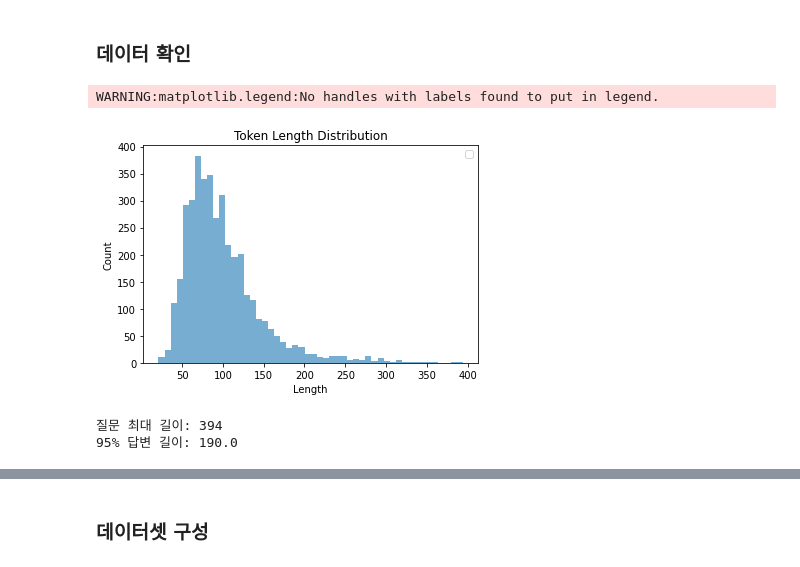
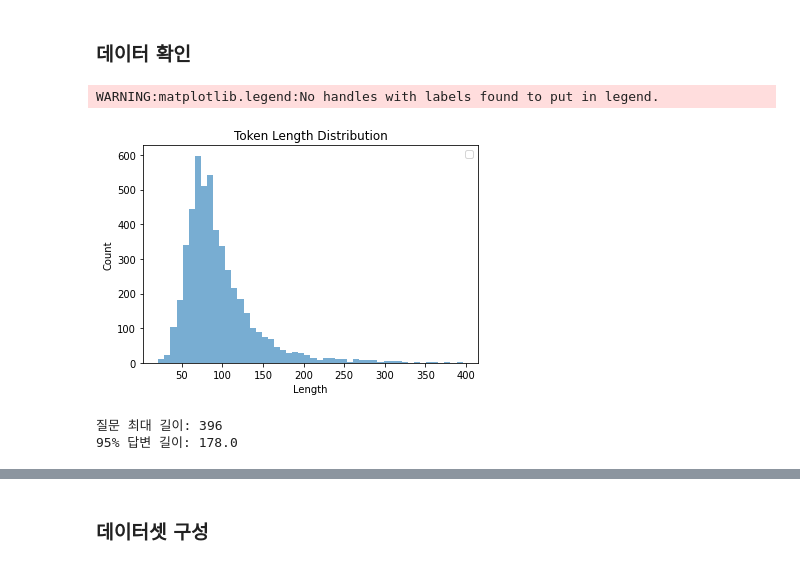
Before and after one commit to kmasta/Aiffel_DLThon, a Jupyter notebook: code/baseline.ipynb, the cells around one changed output, grey strips where cells are left out. Cells and saved outputs as stored; diff of their text form; code cells hidden in the pictures.

```diff
--- a/code/baseline.ipynb
+++ b/code/baseline.ipynb
@@ -16,17 +16,30 @@ import pandas as pd
 def load_chat_data(filepath):
     df = pd.read_csv(filepath)
 
-    labels = df.iloc[:, 1].astype(str).tolist()
-    sentences = df.iloc[:, 2].astype(str).tolist()
+    labels = df["class"].astype(str).tolist()
+    sentences = df["conversation"].astype(str).tolist()
 
     return labels, sentences
 # %%
 original_train_data_path ="../data/original_data/original_train.csv"
 # 아래 경로는 예시입니다.
 augmented_train_data_path ="../data/augmentation_data/augmentation_train.csv"
-general_train_data_path ="../data/general_data/general_train.csv"
+daily_train_data_path ="../data/daily_data/daily_train.csv"
+
+# 일반 대화 개수 정하는 변수
+daily_data_num = 1000
 
 labels, sentences = load_chat_data(original_train_data_path)
-print("질문 예시:", labels[:1])
-print("답변 예시:", sentences[:1])
+daily_labels, daily_sentences = load_chat_data(daily_train_data_path)
+
+# 필요한 수만큼 자르기
+daily_labels_subset = daily_labels[:daily_data_num]
+daily_sentences_subset = daily_sentences[:daily_data_num]
+
+# 기존 데이터에 덧붙이기
+labels += daily_labels_subset
+sentences += daily_sentences_subset
+
+print("레이블 예시:", labels[:1])
+print("대화 예시:", sentences[:1])
 # %% [output]
@@ -69,0 +66,8 @@ print(VOCAB_SIZE)
+# %%
+# 모델 안에서 토크나이징 하도록 수정
+from models import *
+
+model_wrapper = TransformerClassifier()
+
+# 1. 토크나이저 구축
+model_wrapper.build_tokenizer(sentences)
@@ -86,21 +78,24 @@ tokenized_sentences = tokenize(sentences)
+# %%
+# 2. 정수 인코딩
+tokenized = model_wrapper.encode(sentences)
 # %% [markdown]
 ### 데이터 확인
 # %%
-sentence_lengths = [len(s) for s in tokenized_sentences]
+sentence_lengths = [len(s) for s in tokenized]
 
 plt.hist(sentence_lengths, bins=50, alpha=0.6)
 plt.xlabel('Length')
 plt.ylabel('Count')
 plt.title('Token Length Distribution')
 plt.legend()
 plt.show()
 # %% [output]
 WARNING:matplotlib.legend:No handles with labels found to put in legend.
-[figure, old version]
+[figure, new version]
 # %%
 print("질문 최대 길이:", np.max(sentence_lengths))
 
 print("95% 답변 길이:", np.percentile(sentence_lengths, 95))
 # %% [output]
-질문 최대 길이: 394
-95% 답변 길이: 190.0
+질문 최대 길이: 396
+95% 답변 길이: 178.0
```
Also changed, not shown: parts of 41 cells of this notebook, 20 other files.
